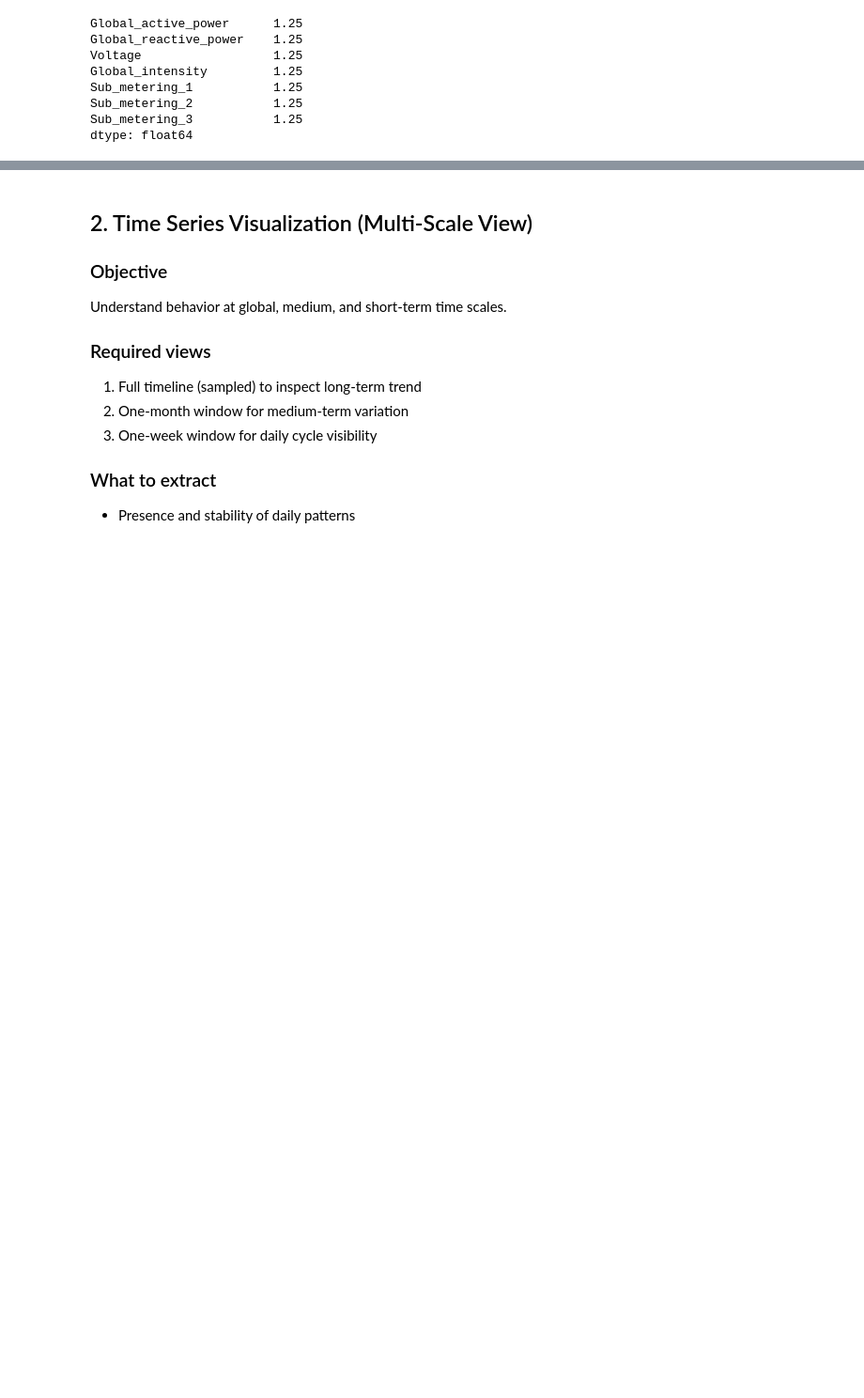
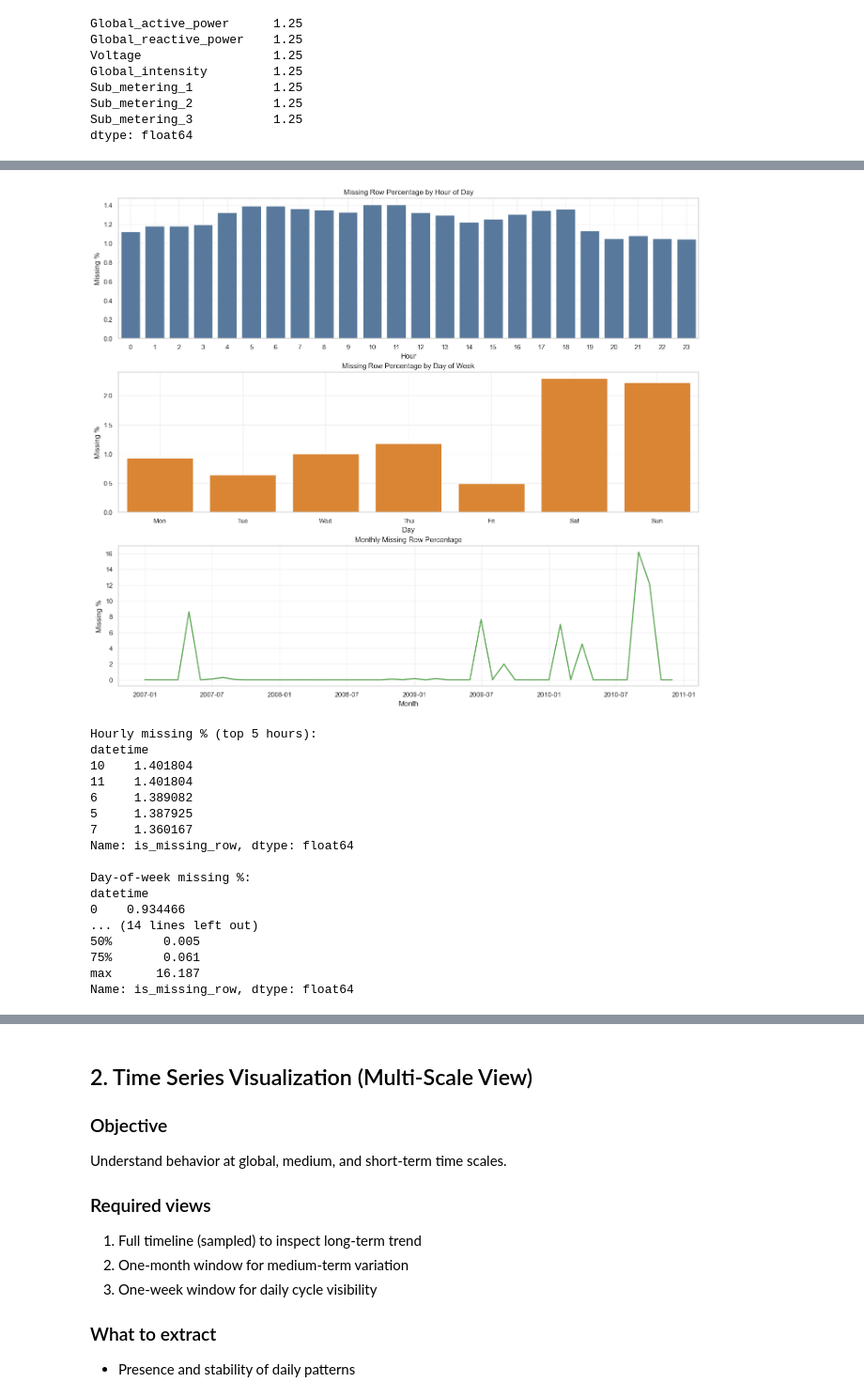
Before and after one commit to cesardushime/energy-forecasting, a Jupyter notebook: notebooks/EDA.ipynb, the cells around one changed output, grey strips where cells are left out. Shown at 94% size. Drawn from its saved outputs; the diff is of its cells as text; code cells hidden in the pictures; blank space fills up the shorter version.

```diff
--- a/notebooks/EDA.ipynb
+++ b/notebooks/EDA.ipynb
@@ -78,0 +132,66 @@ dtype: float64
+# %%
+# Temporal diagnostics: when do missing rows occur?
+import matplotlib.pyplot as plt
+import seaborn as sns
+
+sns.set_theme(style="whitegrid")
+
+missing_any = data.isna().any(axis=1)
+missing_df = data.assign(is_missing_row=missing_any).copy()
+
+hourly_missing_pct = missing_df.groupby(missing_df.index.hour)["is_missing_row"].mean() * 100
+dow_missing_pct = missing_df.groupby(missing_df.index.dayofweek)["is_missing_row"].mean() * 100
+monthly_missing_pct = missing_df["is_missing_row"].resample("ME").mean() * 100
+
+fig, axes = plt.subplots(3, 1, figsize=(14, 12), constrained_layout=True)
+
+sns.barplot(x=hourly_missing_pct.index, y=hourly_missing_pct.values, ax=axes[0], color="#4C78A8")
+axes[0].set_title("Missing Row Percentage by Hour of Day")
+axes[0].set_xlabel("Hour")
+axes[0].set_ylabel("Missing %")
+
+day_labels = ["Mon", "Tue", "Wed", "Thu", "Fri", "Sat", "Sun"]
+sns.barplot(x=dow_missing_pct.index, y=dow_missing_pct.values, ax=axes[1], color="#F58518")
+axes[1].set_title("Missing Row Percentage by Day of Week")
+axes[1].set_xlabel("Day")
+axes[1].set_ylabel("Missing %")
+axes[1].set_xticks(range(7))
+axes[1].set_xticklabels(day_labels)
+
+axes[2].plot(monthly_missing_pct.index, monthly_missing_pct.values, color="#54A24B", linewidth=1.8)
+axes[2].set_title("Monthly Missing Row Percentage")
+axes[2].set_xlabel("Month")
+axes[2].set_ylabel("Missing %")
+
+for ax in axes:
+    ax.grid(True, alpha=0.3)
+
+plt.show()
+
+print("Hourly missing % (top 5 hours):")
+print(hourly_missing_pct.sort_values(ascending=False).head())
+
+print("\nDay-of-week missing %:")
+print(dow_missing_pct)
+
+print("\nMonthly missing % summary:")
+print(monthly_missing_pct.describe().round(3))
+# %% [output]
+[figure, added]
+Hourly missing % (top 5 hours):
+datetime
+10    1.401804
+11    1.401804
+6     1.389082
+5     1.387925
+7     1.360167
+Name: is_missing_row, dtype: float64
+
+Day-of-week missing %:
+datetime
+0    0.934466
+... (14 lines left out)
+50%       0.005
+75%       0.061
+max      16.187
+Name: is_missing_row, dtype: float64
```
Also changed, not shown: parts of 21 cells of this notebook, 3 other files.
